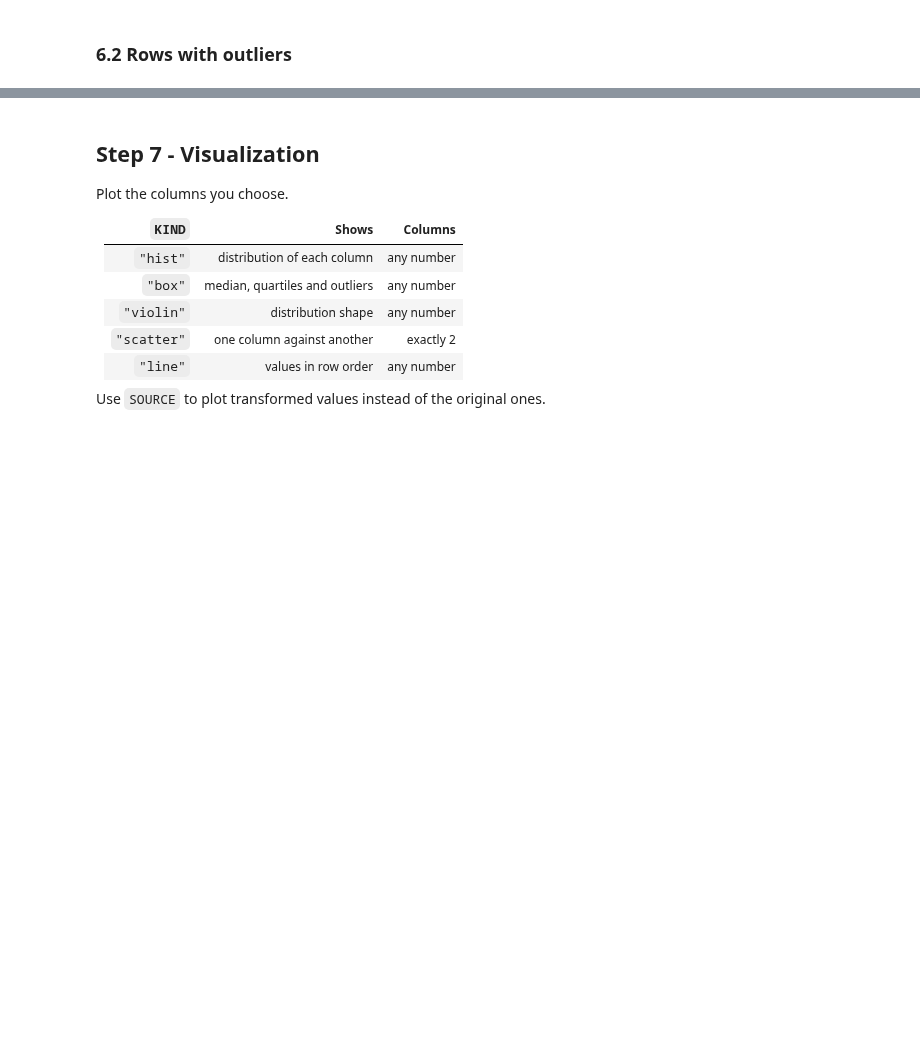
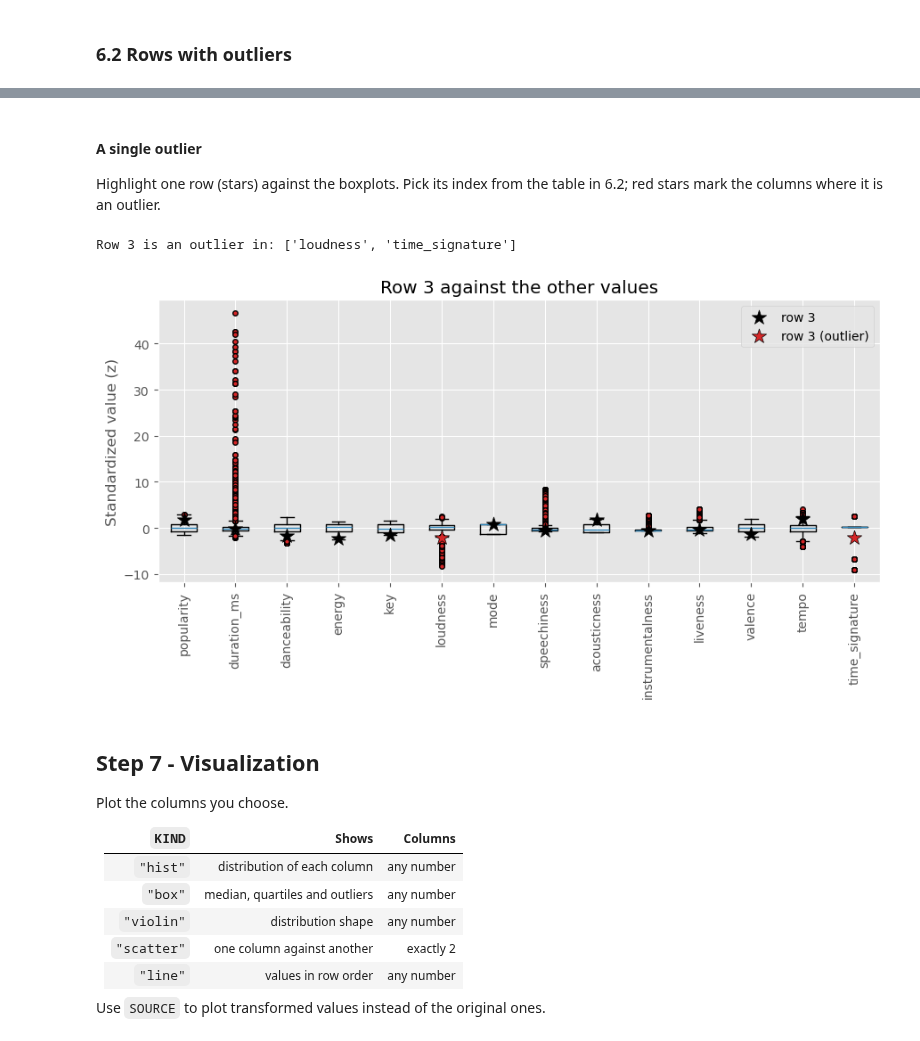
Before and after one commit to Telmo-Claro/ds_toolkit, a Jupyter notebook: main.ipynb, the cells around one changed output, grey strips where cells are left out. Cells and saved outputs as stored; diff of their text form; code cells hidden in the pictures; blank space fills up the shorter version.

```diff
--- a/main.ipynb
+++ b/main.ipynb
@@ -171,3 +275,16 @@ tk.plot_outliers(data, COLUMNS, factor=FACTOR, save_as=SAVE_AS)
+# %% [markdown]
+#### A single outlier
+Highlight one row (stars) against the boxplots. Pick its index from the table in 6.2; red stars mark the columns where it is an outlier.
+# %%
+ROW = None          # index of the row to highlight (None = first row with an outlier)
+SAVE_AS = None      # None, or a file name like "outlier_row" to save it in output/
+COLUMNS = None       # list of columns to consider (None = all feature columns)
+
+row = outlier_rows.index[0] if ROW is None else ROW
+tk.plot_outliers(data, COLUMNS, factor=FACTOR, row=row, save_as=SAVE_AS)
+# %% [output]
+Row 3 is an outlier in: ['loudness', 'time_signature']
+[figure, added]
 # %% [markdown]
 ## Step 7 - Visualization
 Plot the columns you choose.
```
Also changed, not shown: parts of 18 cells of this notebook, 2 other files.
